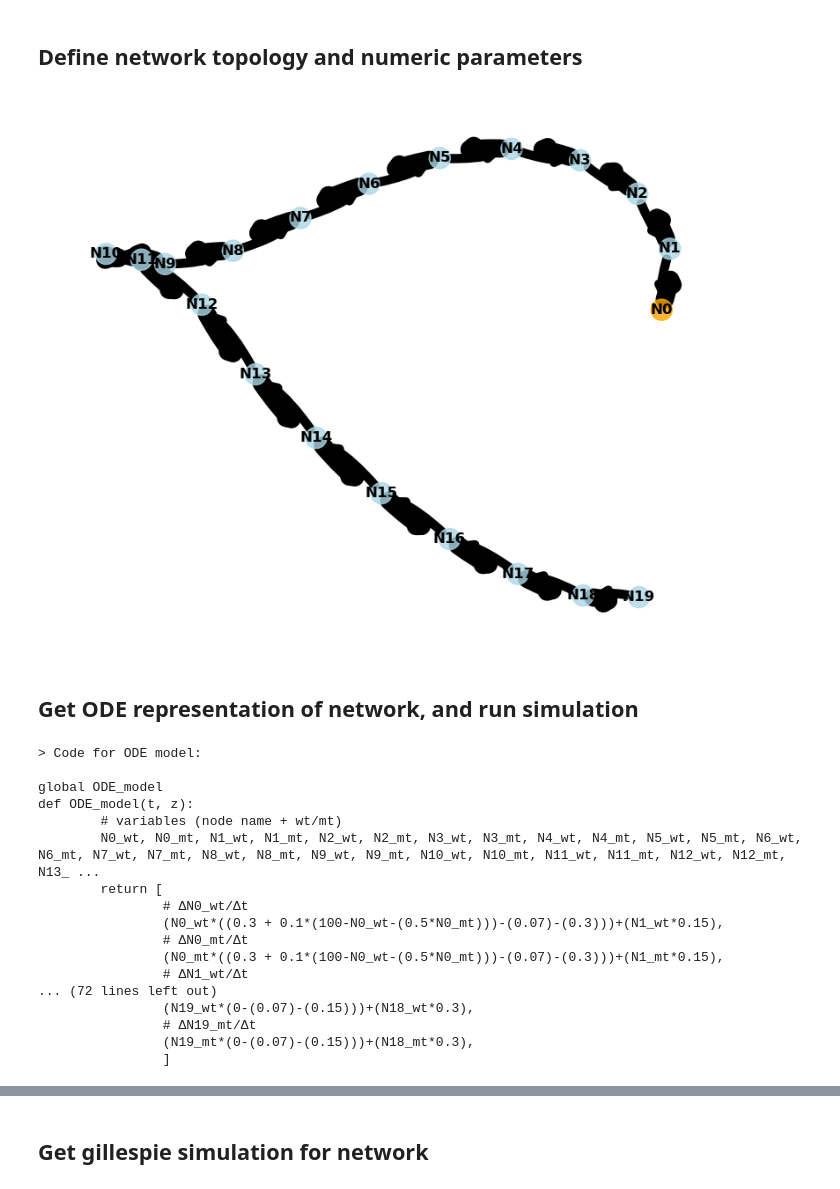
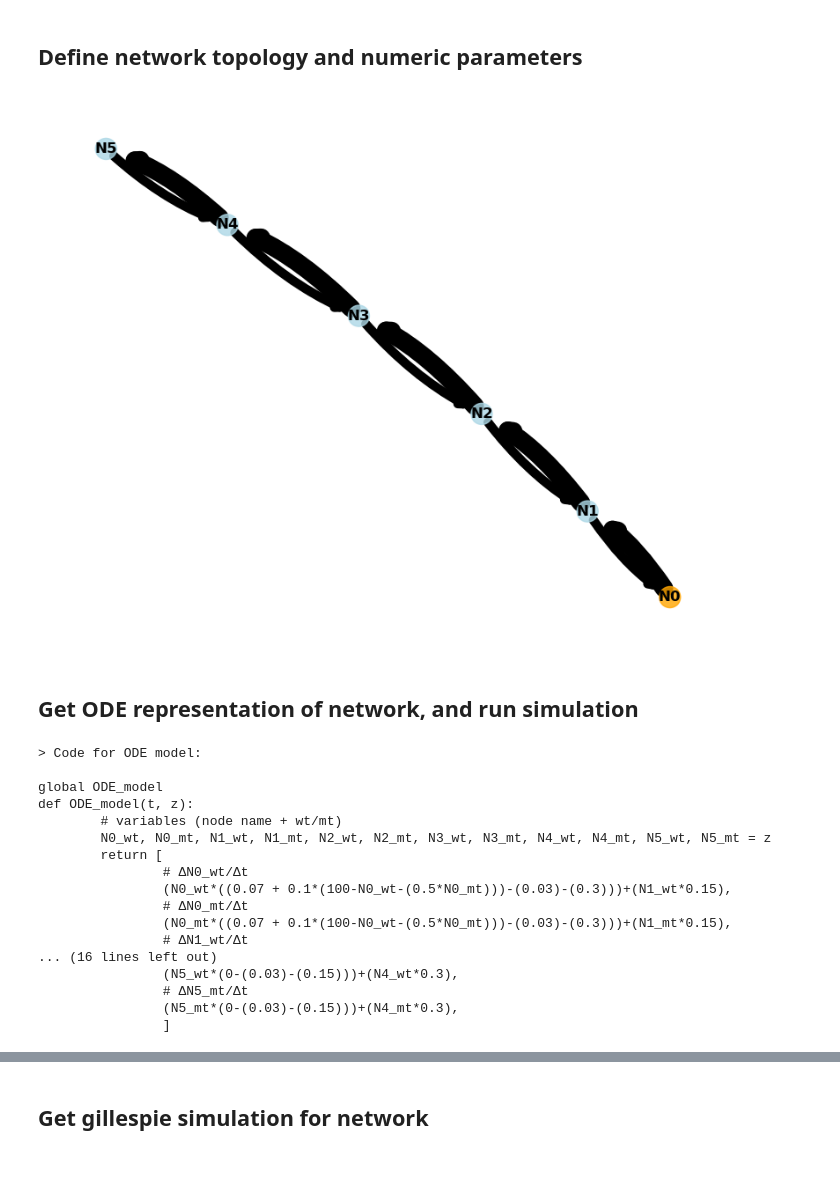
Before and after one commit to dkornai/SSD-in-Neurons, a Jupyter notebook: simulate_from_network.ipynb, the cells around one changed output, grey strips where cells are left out. Drawn from its saved outputs; the diff is of its cells as text; code cells hidden in the pictures.

```diff
--- a/simulate_from_network.ipynb
+++ b/simulate_from_network.ipynb
@@ -49,11 +49,11 @@ TIME_POINTS = np.linspace(0, MAX_T, 500)
 # # set a given starting state
 # start_state = [190, 20, 190, 20]
 # %%
-bio_param = {'c_b' : 0.1, 'mu_a' : 0.3, 'nss' : 100, 'delta' : 0.5, 'mu' : 0.07,'gamma_ant':0.30, 'gamma_ret':0.15}
-G, VARS, COMP, start_state = linear_network(20, bio_param, start_pop = [1, 0])
+bio_param = {'c_b' : 0.1, 'mu_a' : 0.07, 'nss' : 100, 'delta' : 0.5, 'mu' : 0.03,'gamma_ant':0.30, 'gamma_ret':0.15}
+G, VARS, COMP, start_state = linear_network(6, bio_param, start_pop = [1, 0])
 plot_network(G)
 # %% [output]
-[figure, old version]
+[figure, new version]
 # %% [markdown]
 ## Get ODE representation of network, and run simulation
 # %%
@@ -64,17 +64,17 @@ ODE_model = ODE_from_network(G)
 global ODE_model
 def ODE_model(t, z):
         # variables (node name + wt/mt)
-        N0_wt, N0_mt, N1_wt, N1_mt, N2_wt, N2_mt, N3_wt, N3_mt, N4_wt, N4_mt, N5_wt, N5_mt, N6_wt, N6_mt, N7_wt, N7_mt, N8_wt, N8_mt, N9_wt, N9_mt, N10_wt, N10_mt, N11_wt, N11_mt, N12_wt, N12_mt, N13_ ...
+        N0_wt, N0_mt, N1_wt, N1_mt, N2_wt, N2_mt, N3_wt, N3_mt, N4_wt, N4_mt, N5_wt, N5_mt = z
         return [
                 # ΔN0_wt/Δt
-                (N0_wt*((0.3 + 0.1*(100-N0_wt-(0.5*N0_mt)))-(0.07)-(0.3)))+(N1_wt*0.15),
+                (N0_wt*((0.07 + 0.1*(100-N0_wt-(0.5*N0_mt)))-(0.03)-(0.3)))+(N1_wt*0.15),
                 # ΔN0_mt/Δt
-                (N0_mt*((0.3 + 0.1*(100-N0_wt-(0.5*N0_mt)))-(0.07)-(0.3)))+(N1_mt*0.15),
+                (N0_mt*((0.07 + 0.1*(100-N0_wt-(0.5*N0_mt)))-(0.03)-(0.3)))+(N1_mt*0.15),
                 # ΔN1_wt/Δt
-... (72 lines left out)
-                (N19_wt*(0-(0.07)-(0.15)))+(N18_wt*0.3),
-                # ΔN19_mt/Δt
-                (N19_mt*(0-(0.07)-(0.15)))+(N18_mt*0.3),
+... (16 lines left out)
+                (N5_wt*(0-(0.03)-(0.15)))+(N4_wt*0.3),
+                # ΔN5_mt/Δt
+                (N5_mt*(0-(0.03)-(0.15)))+(N4_mt*0.3),
                 ]
 # %%
 ode_results = ODE_simulate(ODE_model, TIME_POINTS, start_state)
```
Also changed, not shown: parts of 4 cells of this notebook, 2 other files.
